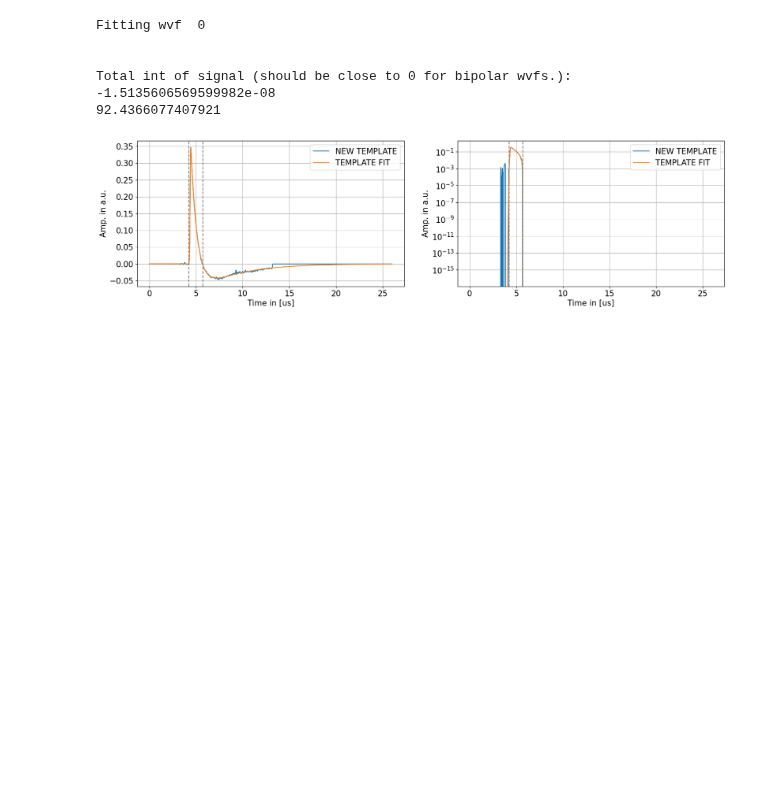
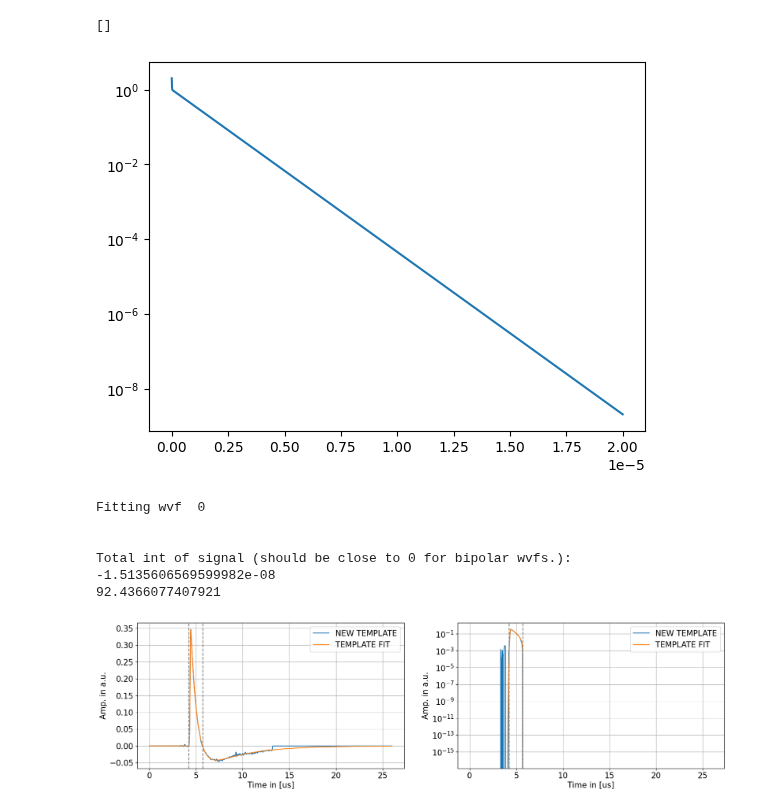
Before and after one commit to CIEMAT-Neutrino/SCINT, a Jupyter notebook: notebooks/SPE_DEC.ipynb, the cells around one changed output. Cells and saved outputs as stored; diff of their text form; code cells hidden in the pictures; blank space fills up the shorter version.

```diff
--- a/notebooks/SPE_DEC.ipynb
+++ b/notebooks/SPE_DEC.ipynb
@@ -11,6 +11,15 @@ import numpy as np
 import matplotlib.pyplot as plt
 from itertools import product
 from scipy.optimize import curve_fit
+# %%
+time = np.arange(0, 20e-6, 4e-9)
+func = np.exp(-time/6e-9) + np.exp(-time/1e-6)
+plt.plot(time,func)
+plt.semilogy()
+plt.plot()
+# %% [output]
+[]
+[figure, added]
 # %%
 # Setup wvf and plot parameters.
 plt.rcParams.update({'font.size': 15})
```
Also changed, not shown: 6 other files.
